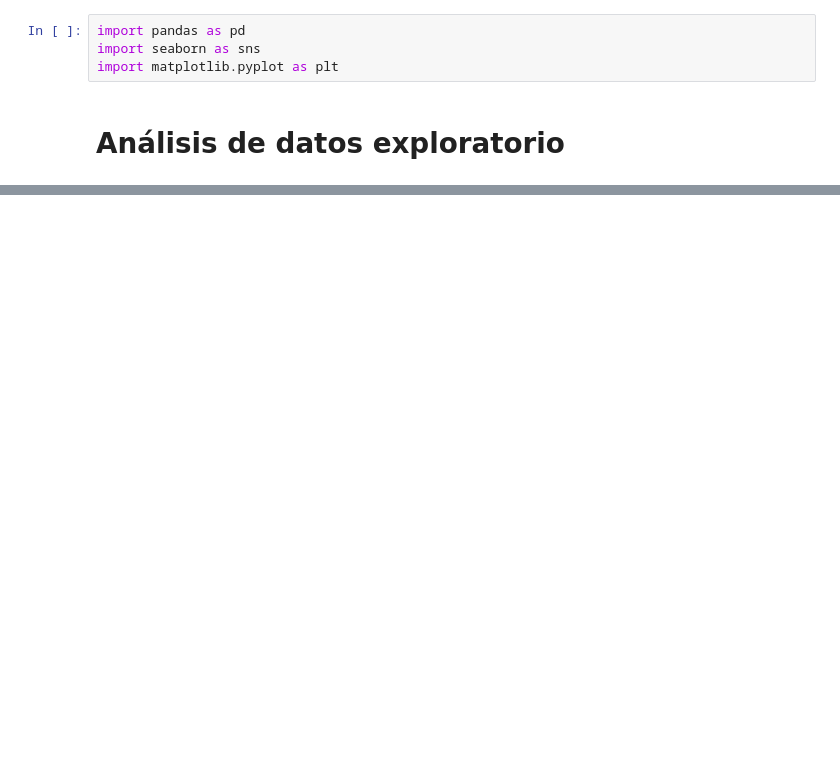
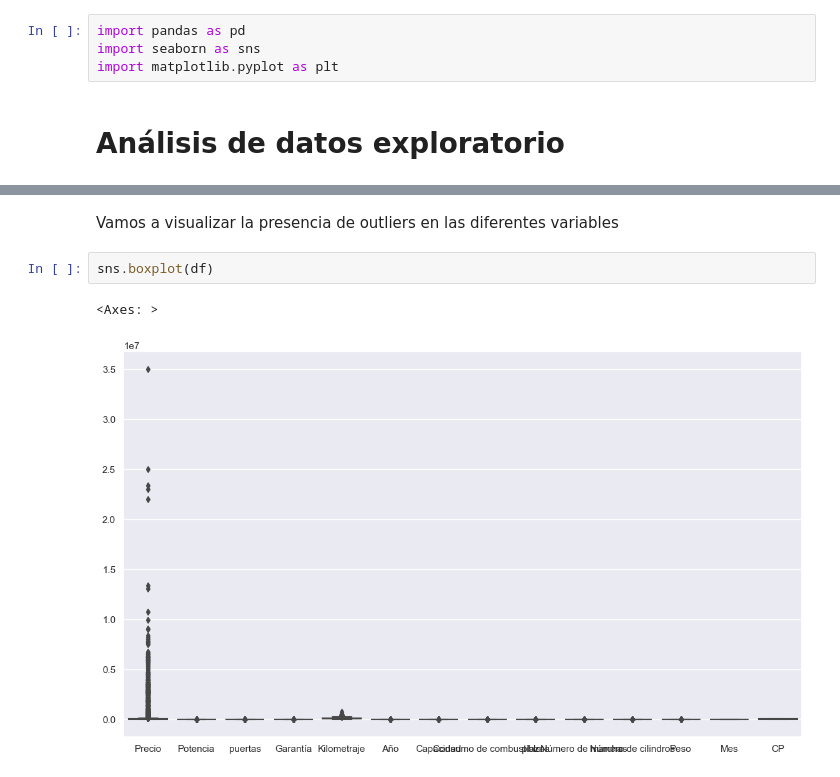
Before and after one commit to maribelseara/proyecto_final_ds, a Jupyter notebook: EDA.ipynb, the cells around one changed output, grey strips where cells are left out. Saved outputs shown, nothing was run; the diff lists cells and outputs as text; blank space fills up the shorter version.

```diff
--- a/EDA.ipynb
+++ b/EDA.ipynb
@@ -21,0 +408,7 @@ df['Localización'][1]
+# %% [markdown]
+Vamos a visualizar la presencia de outliers en las diferentes variables
+# %%
+sns.boxplot(df)
+# %% [output]
+<Axes: >
+[figure, added]
```
Also changed, not shown: parts of 98 cells of this notebook, 2 other files.
